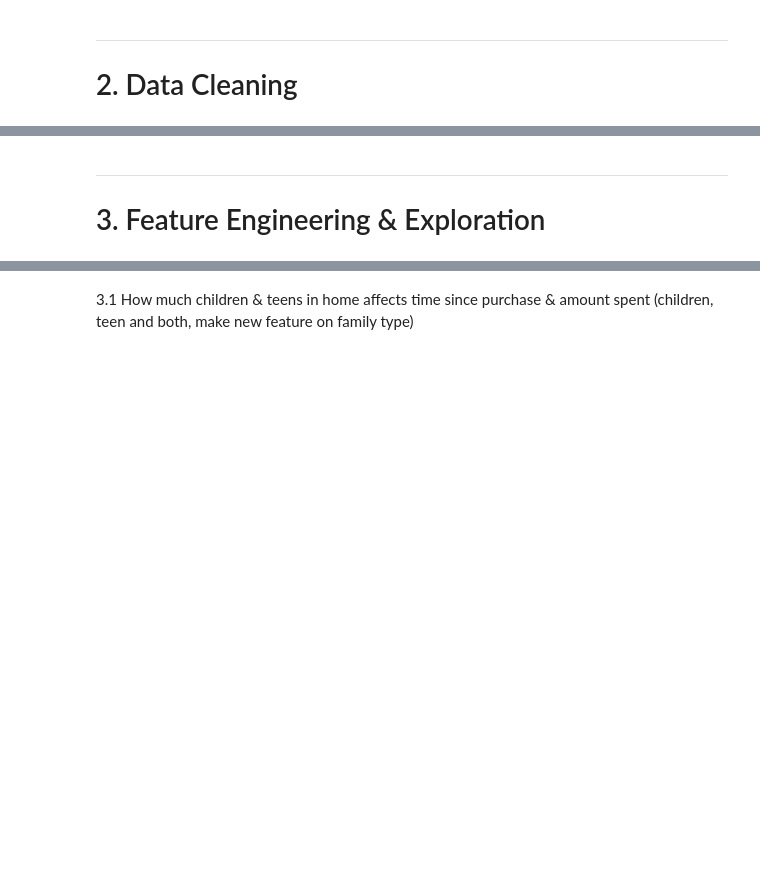
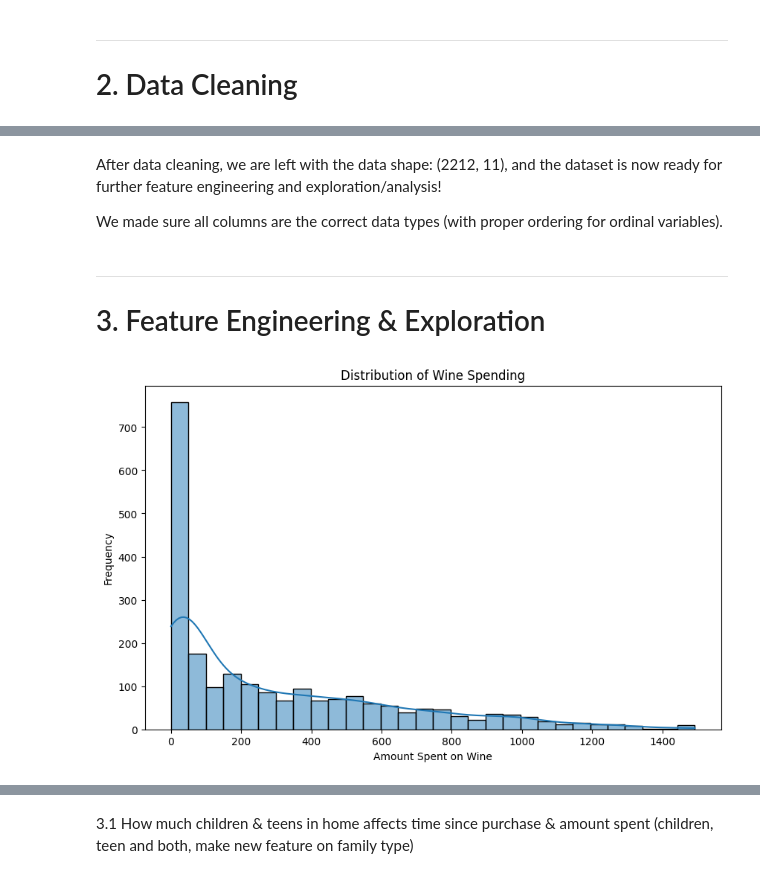
Before and after one commit to ShayanDhillon/Data200-Final-Customers, a Jupyter notebook: CustomerAnalysis.ipynb, the cells around one changed output, grey strips where cells are left out. Drawn from its saved outputs; the diff is of its cells as text; code cells hidden in the pictures; blank space fills up the shorter version.

Commit message:
Added data, links, fleshed out questions, completed Data Loading and Cleaning

```diff
--- a/CustomerAnalysis.ipynb
+++ b/CustomerAnalysis.ipynb
@@ -41,3 +78,15 @@ The IPYNB was hosted publically on GitHub with a commit history of everyones con
 # 2. Data Cleaning
 # %%
 # normal data cleaning and formatting stuff
+# finding missing values, duplicates, outliers, etc. and fixing them
+
+# missing values
+print("Missing values:")
+print(df.isnull().sum()[df.isnull().sum() > 0], end="\n\n")
+
+# duplicates
+print("Duplicate rows:", df.duplicated().sum(), end="\n\n")
+
+#remove missing values
+df = df.dropna()
+print("Data shape after dropping missing values:", df.shape, end="\n\n")
@@ -46,4 +130,39 @@ The IPYNB was hosted publically on GitHub with a commit history of everyones con
+# %%
+# clean up some categories, what do they really mean?
+
+
+# make new marital status, changes to single or partnered
+def simplify_marital_status(status):
+    if status in ['Married', 'Together']:
+        return 'Partnered'
+    elif status in ['Single', 'Divorced', 'Widow', 'Alone']:
+        return 'Single'
+    else:
+        return 'Other'
+
+df['Marital_Simplified'] = df['Marital_Status'].apply(simplify_marital_status)
+df['Marital_Simplified'] = df['Marital_Simplified'].astype('category')
+#remove all "others"
+df = df[df['Marital_Simplified'] != 'Other'] #removes "absurd" and "yolo" categories
+# %% [markdown]
+After data cleaning, we are left with the data shape: (2212, 11), and the dataset is now ready for further feature engineering and exploration/analysis!
+
+We made sure all columns are the correct data types (with proper ordering for ordinal variables).
 # %% [markdown]
 ---
 
 # 3. Feature Engineering & Exploration
+# %%
+# distribution of wine spending to start off
+plt.figure(figsize=(10, 6))
+sns.histplot(df['MntWines'], bins=30, kde=True)
+plt.title('Distribution of Wine Spending')
+plt.xlabel('Amount Spent on Wine')
+plt.ylabel('Frequency')
+plt.show()
+
+
+
+#did this one for u since its not part of the 3 :)
+# %% [output]
+[figure, added]
```
Also changed, not shown: parts of 8 cells of this notebook, 1 other file.
